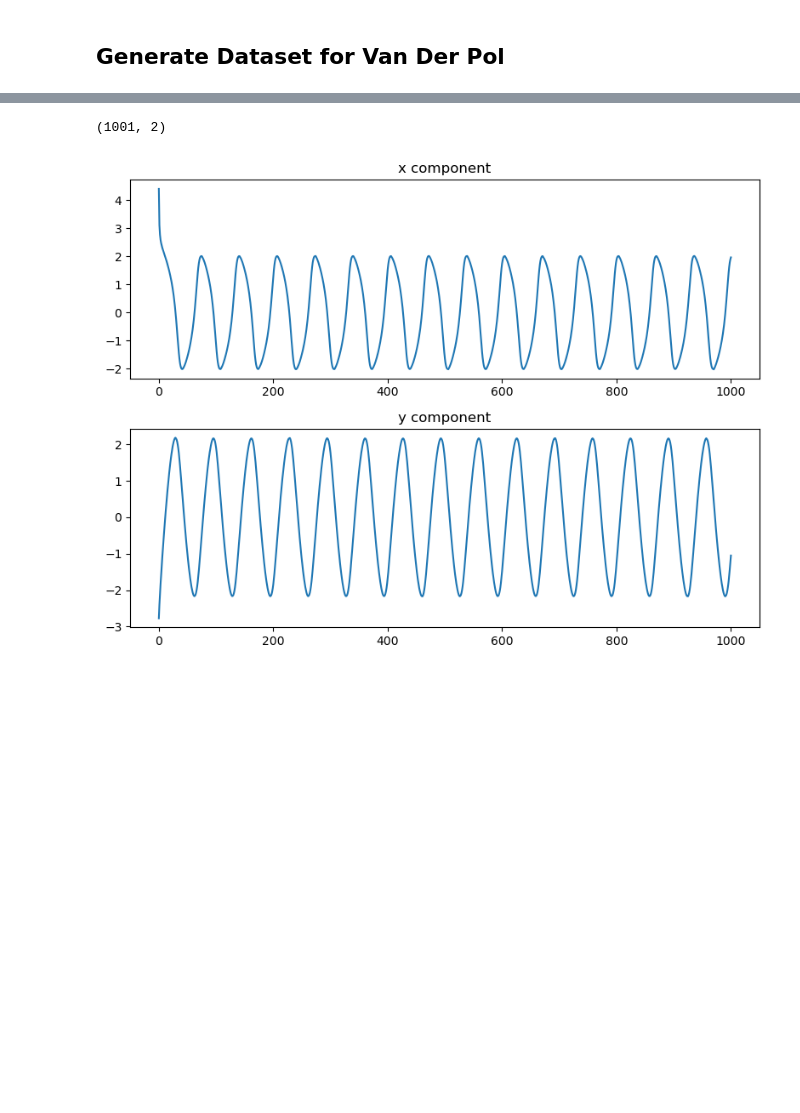
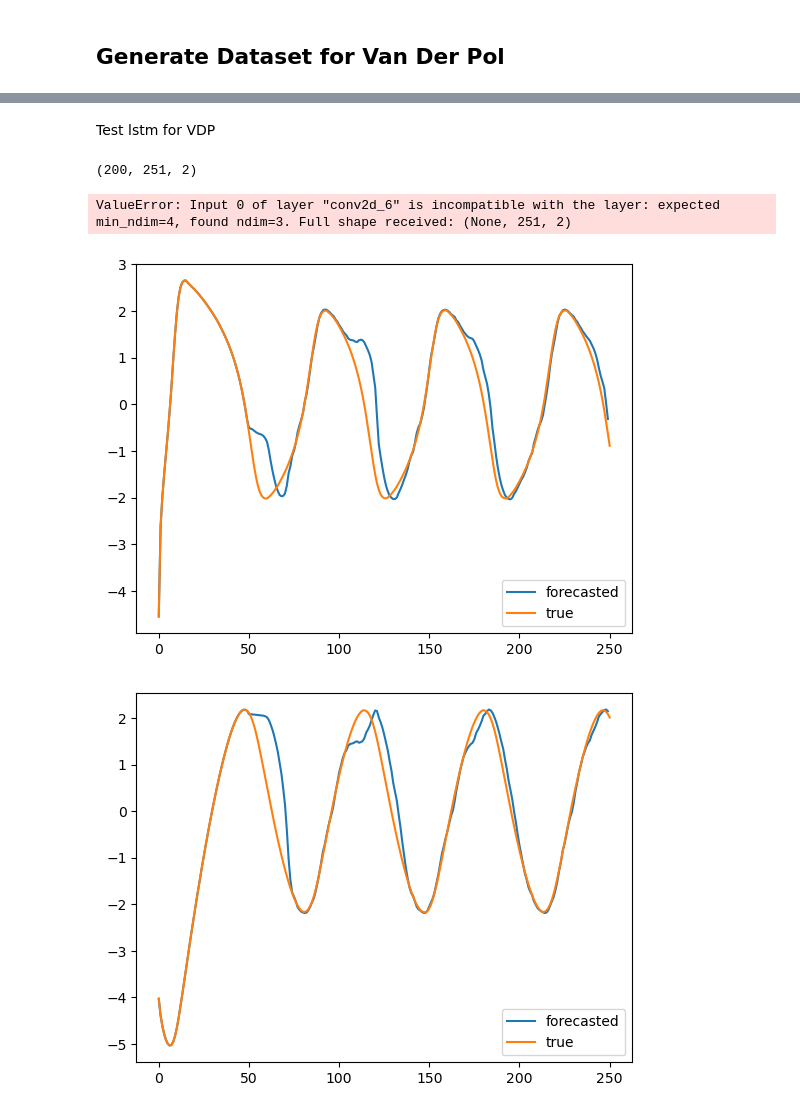
Before and after one commit to ibismanu/PACSproject_LED, a Jupyter notebook: main.ipynb, the cells around one changed output, grey strips where cells are left out. Cells and saved outputs as stored; diff of their text form; code cells hidden in the pictures; blank space fills up the shorter version.

```diff
--- a/main.ipynb
+++ b/main.ipynb
@@ -115,17 +111,2 @@ plt.show()
-# %%
-X = np.load("dataset/samples/sample_0.npy")
-print(np.shape(X))
-
-fig,(ax1,ax2) = plt.subplots(2,1,figsize=(8, 6))
-
-ax1.plot(np.arange(0,np.shape(X)[0],1), X[:,0])
-ax1.set_title('x component')
-
-ax2.plot(np.arange(0,np.shape(X)[0],1), X[:, 1])
-ax2.set_title('y component')
-
-plt.tight_layout()
-plt.show()
-# %% [output]
-(1001, 2)
-[figure, removed]
+# %% [markdown]
+Test lstm for VDP
@@ -131,0 +118,31 @@ plt.show()
+# %%
+file_path = 'dataset/VDP/VDP_0.npz'
+data = np.load(file_path)['data']
+print(np.shape(data))
+# %% [output]
+(200, 251, 2)
+# %%
+ae = Autoencoder(latent_dim=250)
+ae.get_data(file_path,compressed_name='data')
+ae.build_model(input_shape=(251,2),summary=True)
+# %% [output]
+ValueError: Input 0 of layer "conv2d_6" is incompatible with the layer: expected min_ndim=4, found ndim=3. Full shape received: (None, 251, 2)
+# %%
+r = RNN(window_size=50,model_name='rnn_2_VDP')
+r.load_model(model_name='rnn_2_VDP')
+
+sample=0
+test = np.load('./dataset/VDP_testset/VDP_testset_0.npz')['data'][sample]
+# %%
+forecast = r.predict_future(test[:r.window_size],250-r.window_size)
+forecast_full = np.concatenate((test[:r.window_size], forecast), axis=0)
+# %%
+for i in range(2):
+    plt.plot(forecast_full[:, i])
+    plt.plot(test[:, i])
+    plt.legend(['forecasted','true'])
+    # plt.vlines(r.window_size, ymin=np.min(test[:,i]),ymax=np.max(test[:,i]), colors='red')
+    plt.show()
+# %% [output]
+[figure, added]
+[figure, added]
```
Also changed, not shown: parts of 8 cells of this notebook, 3 other files.
